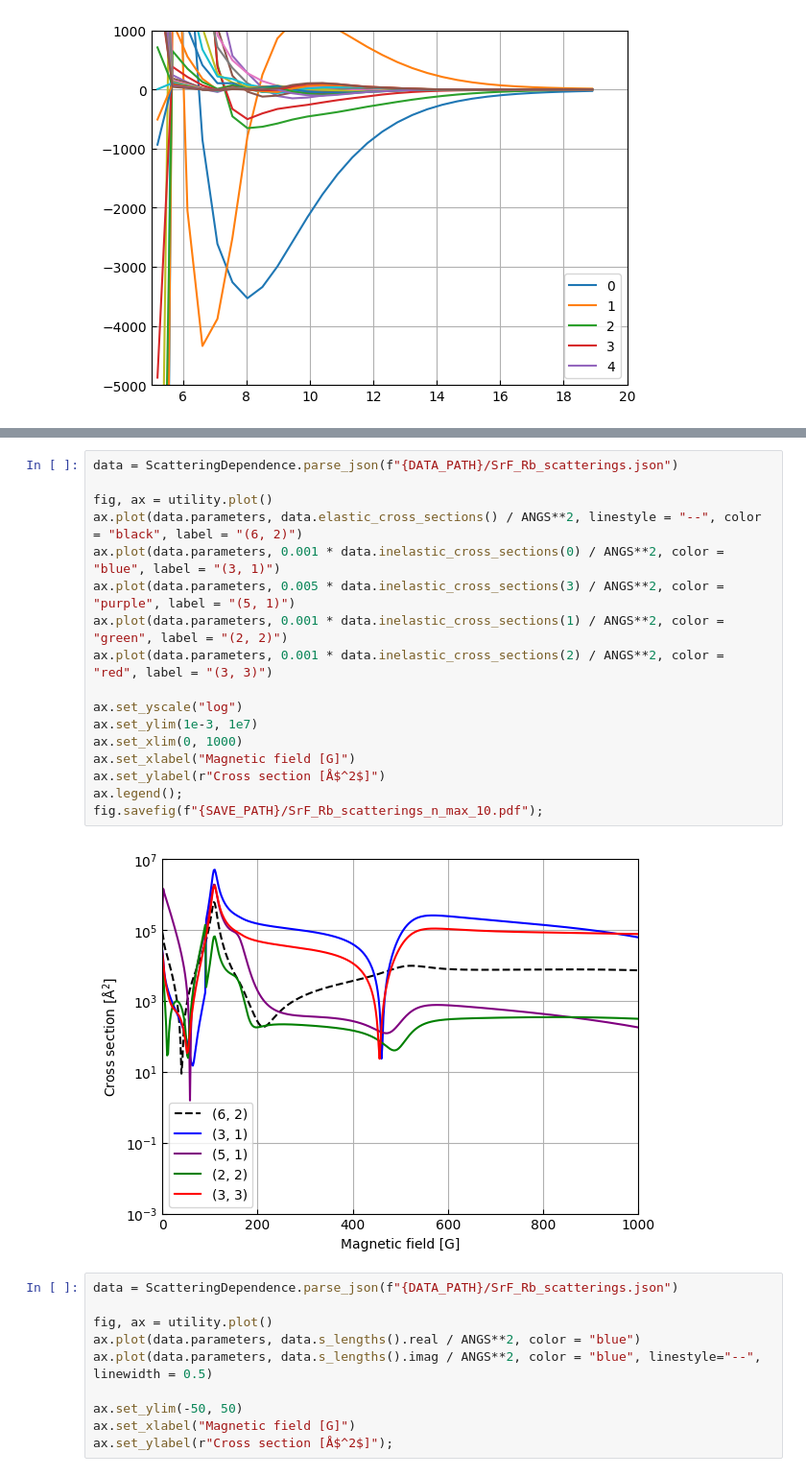
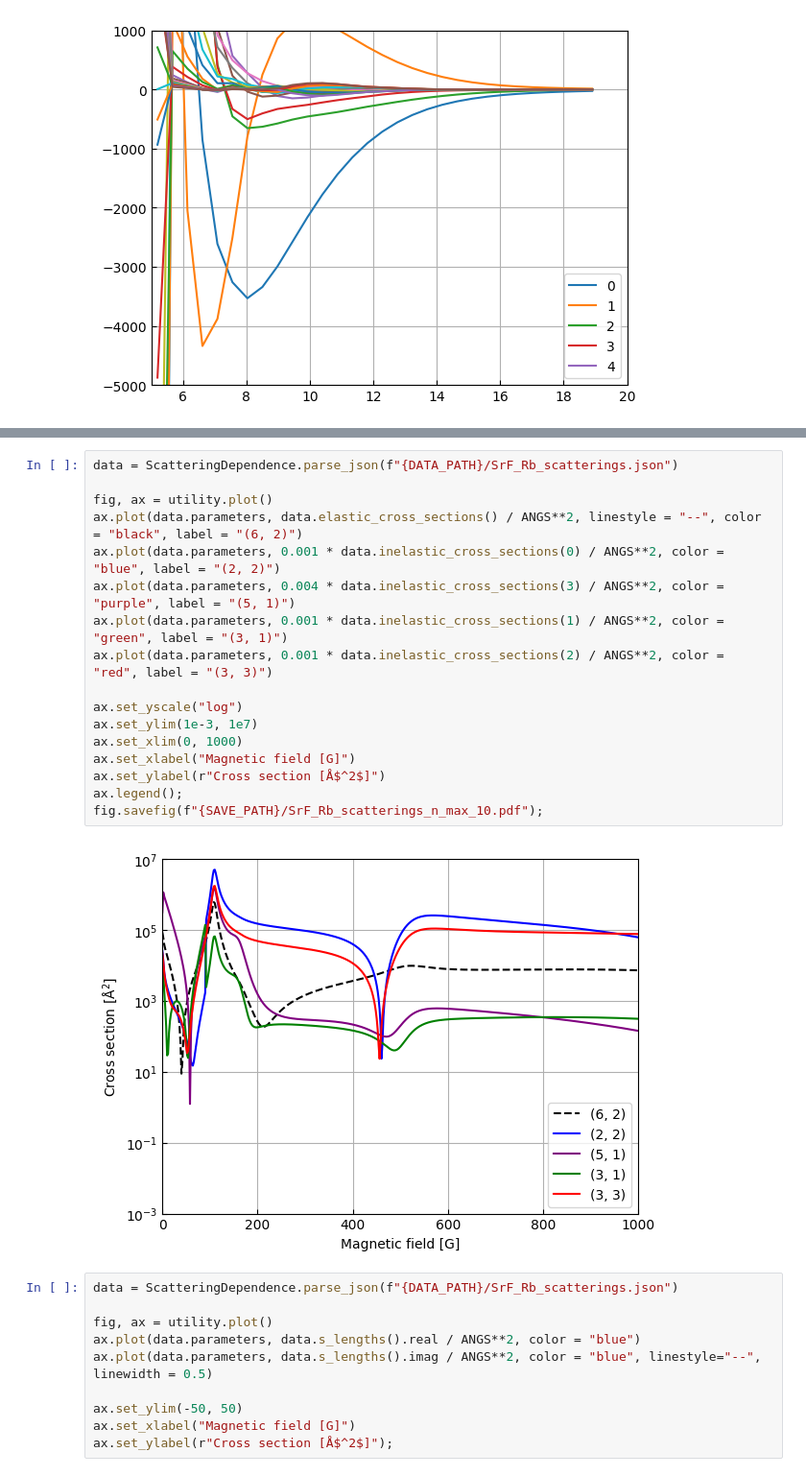
Before and after one commit to Wleter/quantum-rs, a Jupyter notebook: scattering-problems/analysis/srf_rb_analysis.ipynb, the cells around one changed output, grey strips where cells are left out. Shown at 96% size. Cells and saved outputs as stored; diff of their text form.

Commit message:
change plots

```diff
--- a/scattering-problems/analysis/srf_rb_analysis.ipynb
+++ b/scattering-problems/analysis/srf_rb_analysis.ipynb
@@ -126,22 +126,22 @@ fig.savefig(f"{SAVE_PATH}/SrF_Rb_scatterings_n_max_0.pdf");
 # %%
 data = ScatteringDependence.parse_json(f"{DATA_PATH}/SrF_Rb_scatterings.json")
 
 fig, ax = utility.plot()
 ax.plot(data.parameters, data.elastic_cross_sections() / ANGS**2, linestyle = "--", color = "black", label = "(6, 2)")
-ax.plot(data.parameters, 0.001 * data.inelastic_cross_sections(0) / ANGS**2, color = "blue", label = "(3, 1)")
-ax.plot(data.parameters, 0.005 * data.inelastic_cross_sections(3) / ANGS**2, color = "purple", label = "(5, 1)")
-ax.plot(data.parameters, 0.001 * data.inelastic_cross_sections(1) / ANGS**2, color = "green", label = "(2, 2)")
+ax.plot(data.parameters, 0.001 * data.inelastic_cross_sections(0) / ANGS**2, color = "blue", label = "(2, 2)")
+ax.plot(data.parameters, 0.004 * data.inelastic_cross_sections(3) / ANGS**2, color = "purple", label = "(5, 1)")
+ax.plot(data.parameters, 0.001 * data.inelastic_cross_sections(1) / ANGS**2, color = "green", label = "(3, 1)")
 ax.plot(data.parameters, 0.001 * data.inelastic_cross_sections(2) / ANGS**2, color = "red", label = "(3, 3)")
 
 ax.set_yscale("log")
 ax.set_ylim(1e-3, 1e7)
 ax.set_xlim(0, 1000)
 ax.set_xlabel("Magnetic field [G]")
 ax.set_ylabel(r"Cross section [Å$^2$]")
 ax.legend();
 fig.savefig(f"{SAVE_PATH}/SrF_Rb_scatterings_n_max_10.pdf");
 # %% [output]
-[figure, old version]
+[figure, new version]
 # %%
 data = ScatteringDependence.parse_json(f"{DATA_PATH}/SrF_Rb_scatterings.json")
 
```
Also changed, not shown: parts of 2 cells of this notebook, 3 other files.
